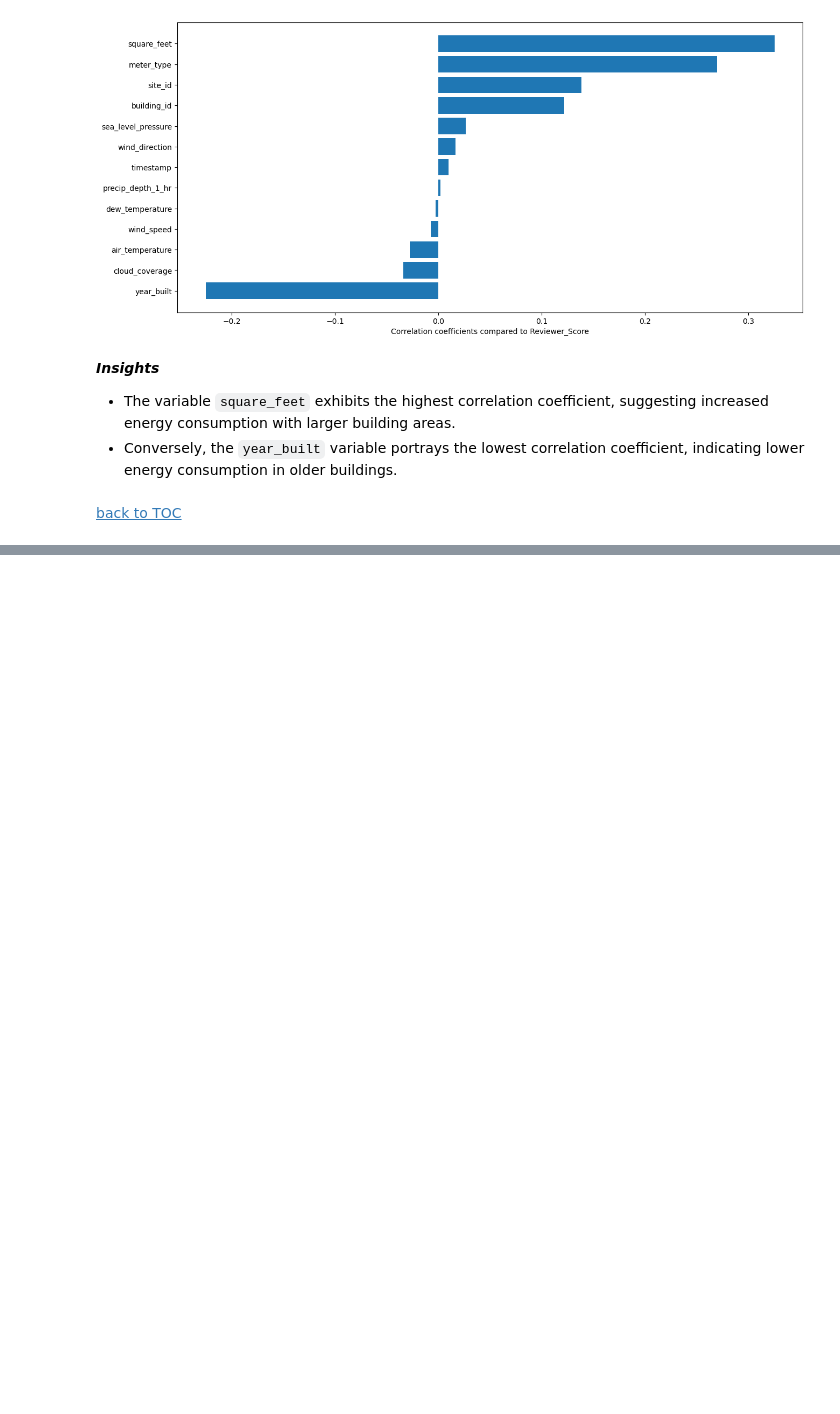
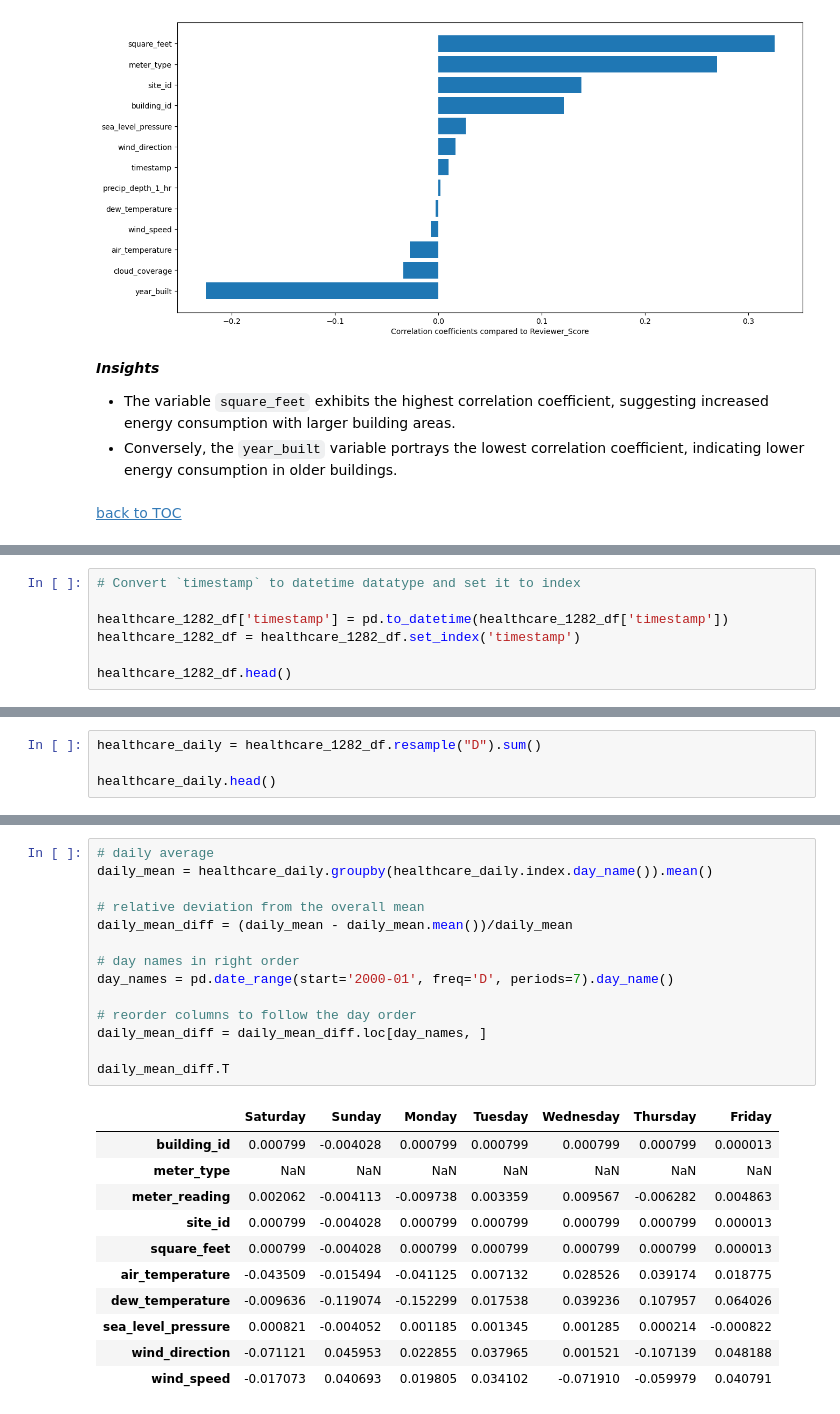
Before and after one commit to JoLuCG/DS_Capstone_Project, a Jupyter notebook: 01_notebooks/Sprint_2_Capstone_BECP.ipynb, the cells around one changed output, grey strips where cells are left out. Cells and saved outputs as stored; diff of their text form; blank space fills up the shorter version.

```diff
--- a/01_notebooks/Sprint_2_Capstone_BECP.ipynb
+++ b/01_notebooks/Sprint_2_Capstone_BECP.ipynb
@@ -1040,0 +1099,7 @@ plt.show()
+# %%
+# Convert `timestamp` to datetime datatype and set it to index
+
+healthcare_1282_df['timestamp'] = pd.to_datetime(healthcare_1282_df['timestamp'])
+healthcare_1282_df = healthcare_1282_df.set_index('timestamp')
+
+healthcare_1282_df.head()
@@ -1040,0 +1209,4 @@ plt.show()
+# %%
+healthcare_daily = healthcare_1282_df.resample("D").sum()
+
+healthcare_daily.head()
@@ -1040,0 +1238,26 @@ plt.show()
+# %%
+# daily average
+daily_mean = healthcare_daily.groupby(healthcare_daily.index.day_name()).mean()
+
+# relative deviation from the overall mean
+daily_mean_diff = (daily_mean - daily_mean.mean())/daily_mean
+
+# day names in right order
+day_names = pd.date_range(start='2000-01', freq='D', periods=7).day_name()
+
+# reorder columns to follow the day order
+daily_mean_diff = daily_mean_diff.loc[day_names, ]
+
+daily_mean_diff.T
+# %% [output]
+|  | Saturday | Sunday | Monday | Tuesday | Wednesday | Thursday | Friday |
+| building_id | 0.000799 | -0.004028 | 0.000799 | 0.000799 | 0.000799 | 0.000799 | 0.000013 |
+| meter_type | NaN | NaN | NaN | NaN | NaN | NaN | NaN |
+| meter_reading | 0.002062 | -0.004113 | -0.009738 | 0.003359 | 0.009567 | -0.006282 | 0.004863 |
+| site_id | 0.000799 | -0.004028 | 0.000799 | 0.000799 | 0.000799 | 0.000799 | 0.000013 |
+| square_feet | 0.000799 | -0.004028 | 0.000799 | 0.000799 | 0.000799 | 0.000799 | 0.000013 |
+| air_temperature | -0.043509 | -0.015494 | -0.041125 | 0.007132 | 0.028526 | 0.039174 | 0.018775 |
+| dew_temperature | -0.009636 | -0.119074 | -0.152299 | 0.017538 | 0.039236 | 0.107957 | 0.064026 |
+| sea_level_pressure | 0.000821 | -0.004052 | 0.001185 | 0.001345 | 0.001285 | 0.000214 | -0.000822 |
+| wind_direction | -0.071121 | 0.045953 | 0.022855 | 0.037965 | 0.001521 | -0.107139 | 0.048188 |
+| wind_speed | -0.017073 | 0.040693 | 0.019805 | 0.034102 | -0.071910 | -0.059979 | 0.040791 |
```
Also changed, not shown: parts of 49 cells of this notebook, 2 other files.
